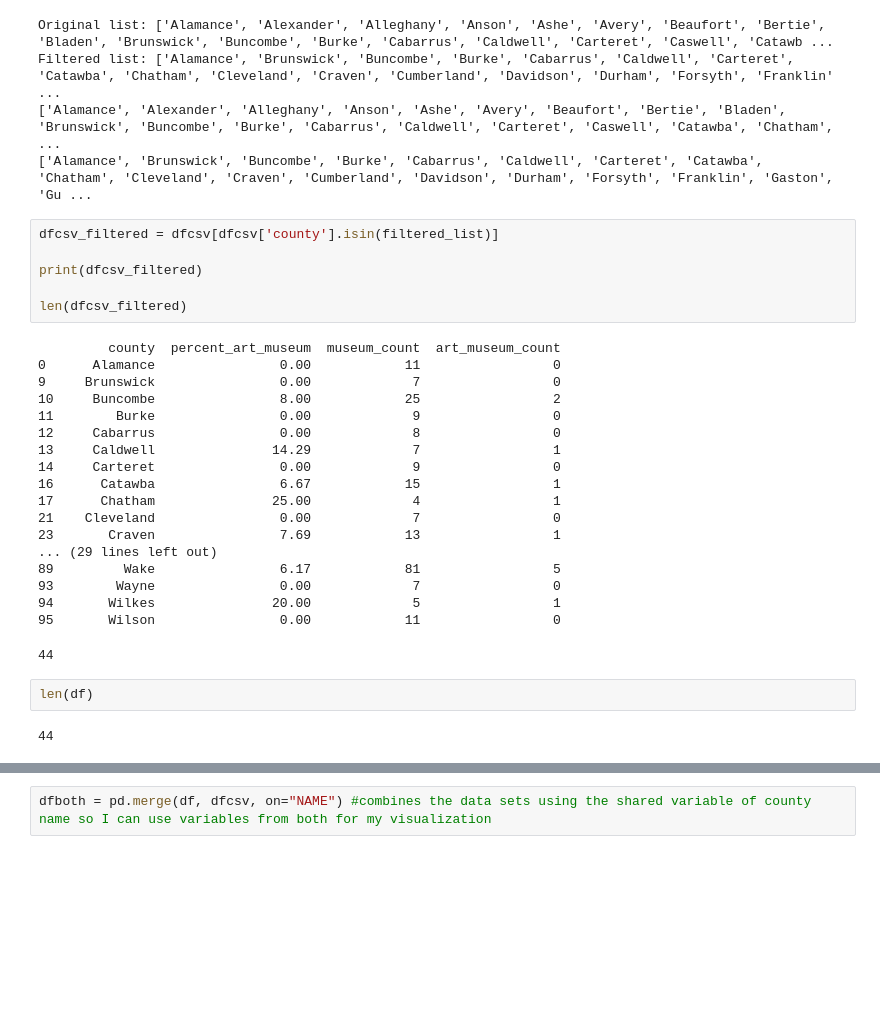
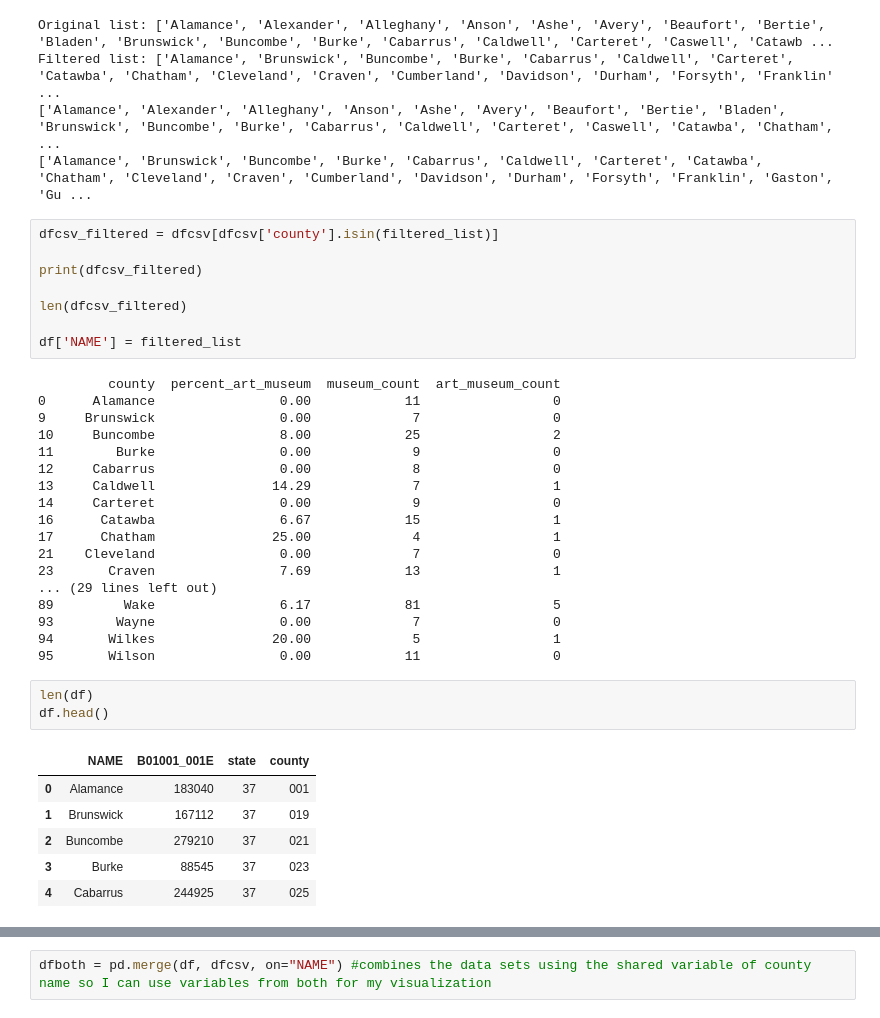
Before and after one commit to allisonbri/DataSciencePortfolio, a Jupyter notebook: PortfolioProject1.ipynb, the cells around one changed output, grey strips where cells are left out. Cells and saved outputs as stored; diff of their text form; blank space fills up the shorter version.

```diff
--- a/PortfolioProject1.ipynb
+++ b/PortfolioProject1.ipynb
@@ -118,6 +118,8 @@ dfcsv_filtered = dfcsv[dfcsv['county'].isin(filtered_list)]
 print(dfcsv_filtered)
 
 len(dfcsv_filtered)
+
+df['NAME'] = filtered_list
 # %% [output]
          county  percent_art_museum  museum_count  art_museum_count
 0      Alamance                0.00            11                 0
@@ -136,8 +138,13 @@ len(dfcsv_filtered)
 93        Wayne                0.00             7                 0
 94       Wilkes               20.00             5                 1
 95       Wilson                0.00            11                 0
-44
 # %%
 len(df)
+df.head()
 # %% [output]
-44
+|  | NAME | B01001_001E | state | county |
+| 0 | Alamance | 183040 | 37 | 001 |
+| 1 | Brunswick | 167112 | 37 | 019 |
+| 2 | Buncombe | 279210 | 37 | 021 |
+| 3 | Burke | 88545 | 37 | 023 |
+| 4 | Cabarrus | 244925 | 37 | 025 |
```
Also changed, not shown: parts of 4 cells of this notebook.
